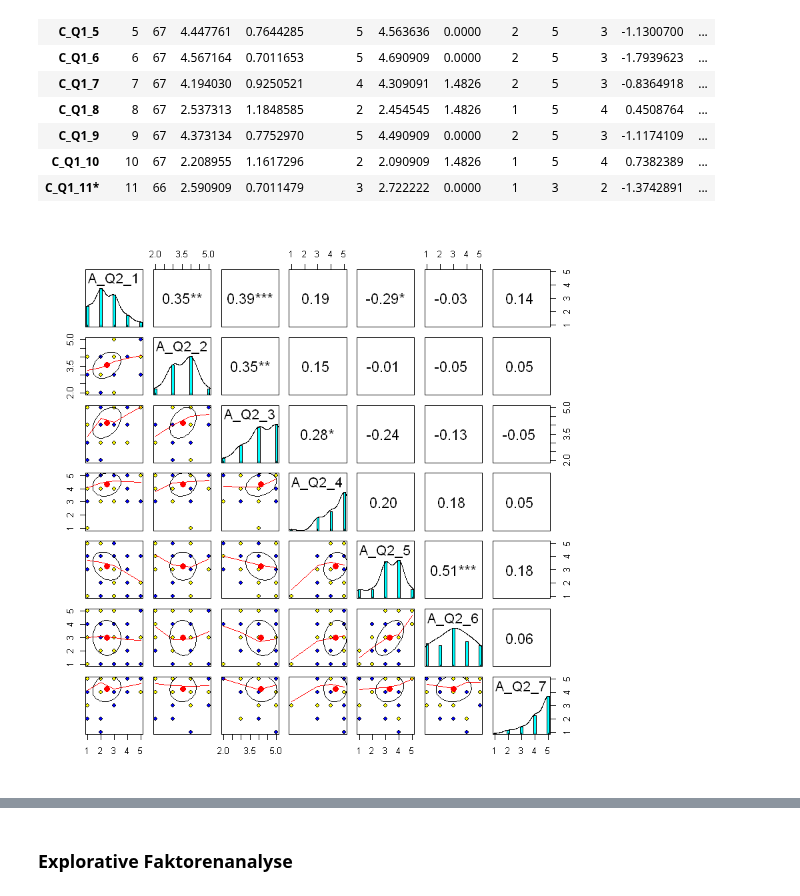
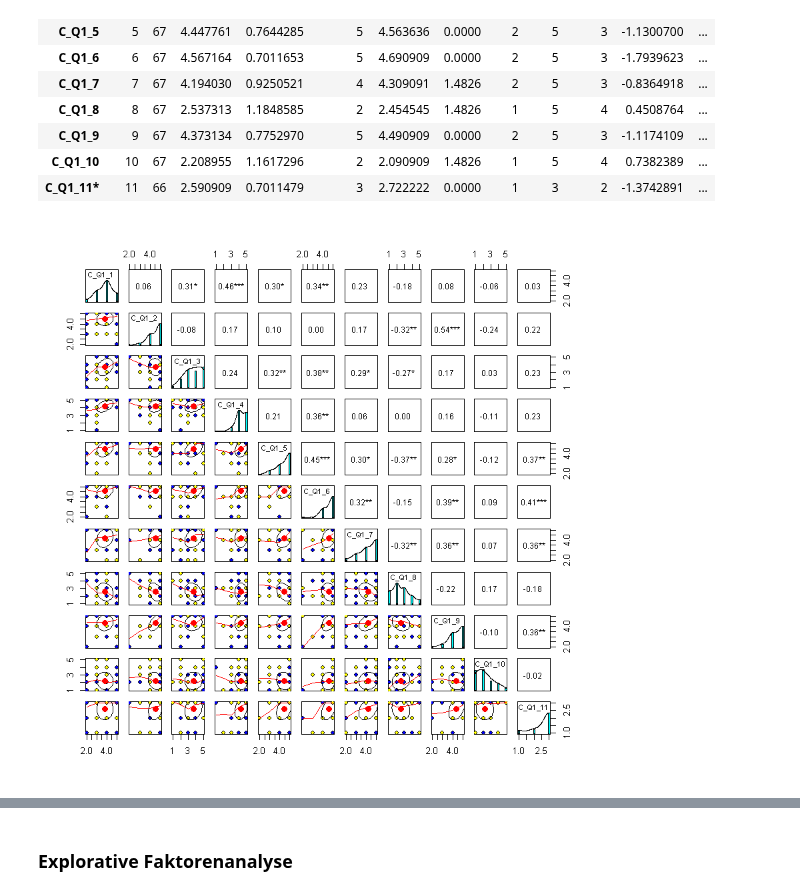
Before and after one commit to martinakienberger/Dissertation_LIS, a Jupyter notebook: IRT.ipynb, the cells around one changed output, grey strips where cells are left out. Saved outputs shown, nothing was run; the diff lists cells and outputs as text; code cells hidden in the pictures.

```diff
--- a/IRT.ipynb
+++ b/IRT.ipynb
@@ -107,7 +116,7 @@ describe(MyData[vec_CQ1])
 | C_Q1_10 | 10 | 67 | 2.208955 | 1.1617296 | 2 | 2.090909 | 1.4826 | 1 | 5 | 4 | 0.7382389 | ... |
 | C_Q1_11* | 11 | 66 | 2.590909 | 0.7011479 | 3 | 2.722222 | 0.0000 | 1 | 3 | 2 | -1.3742891 | ... |
 # %%
-pairs.panels(MyData[vec_AQ2],bg=c("yellow","blue"),pch=21,stars=TRUE)
+pairs.panels(MyData[vec_CQ1],bg=c("yellow","blue"),pch=21,stars=TRUE)
 # %% [output]
-[figure, old version]
+[figure, new version]
 # %%
```
Also changed, not shown: parts of 97 cells of this notebook.
